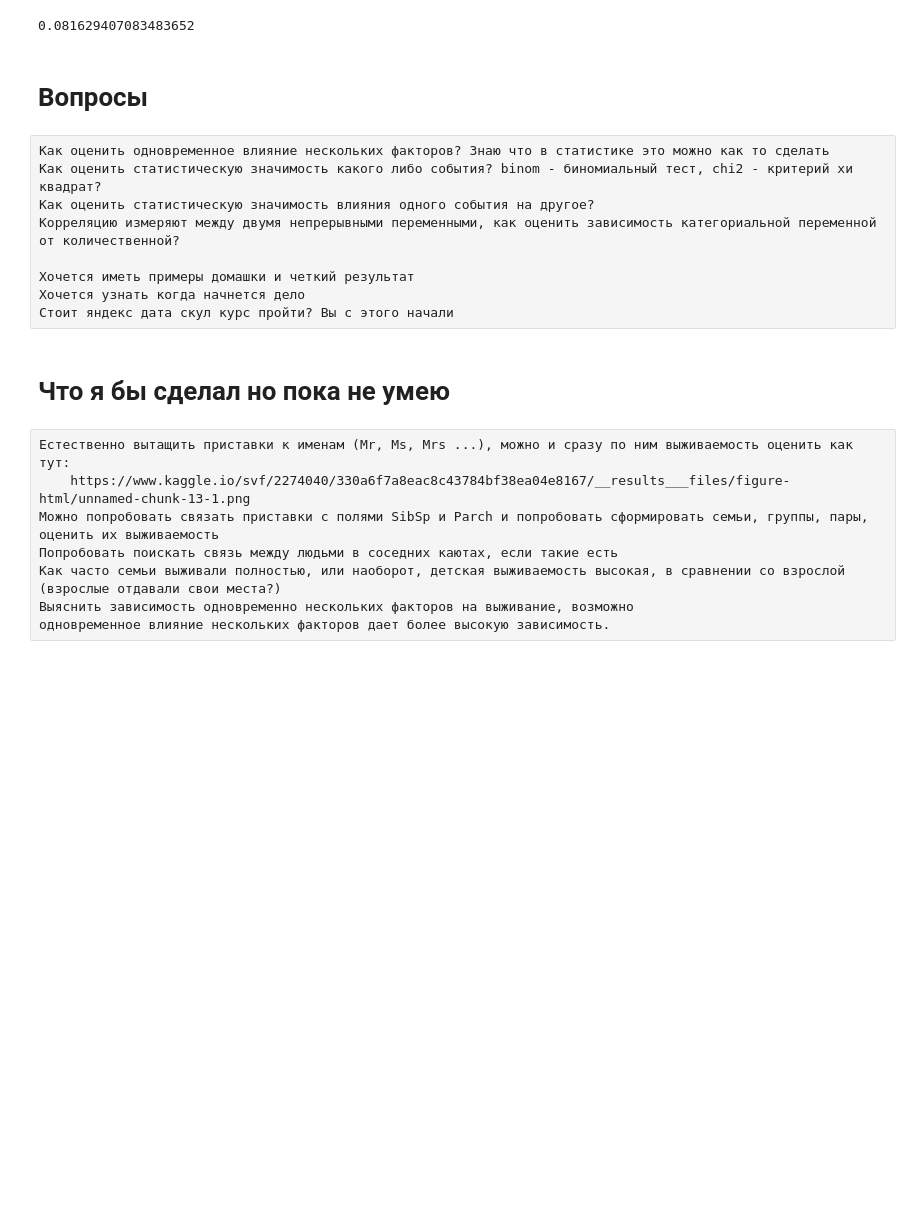
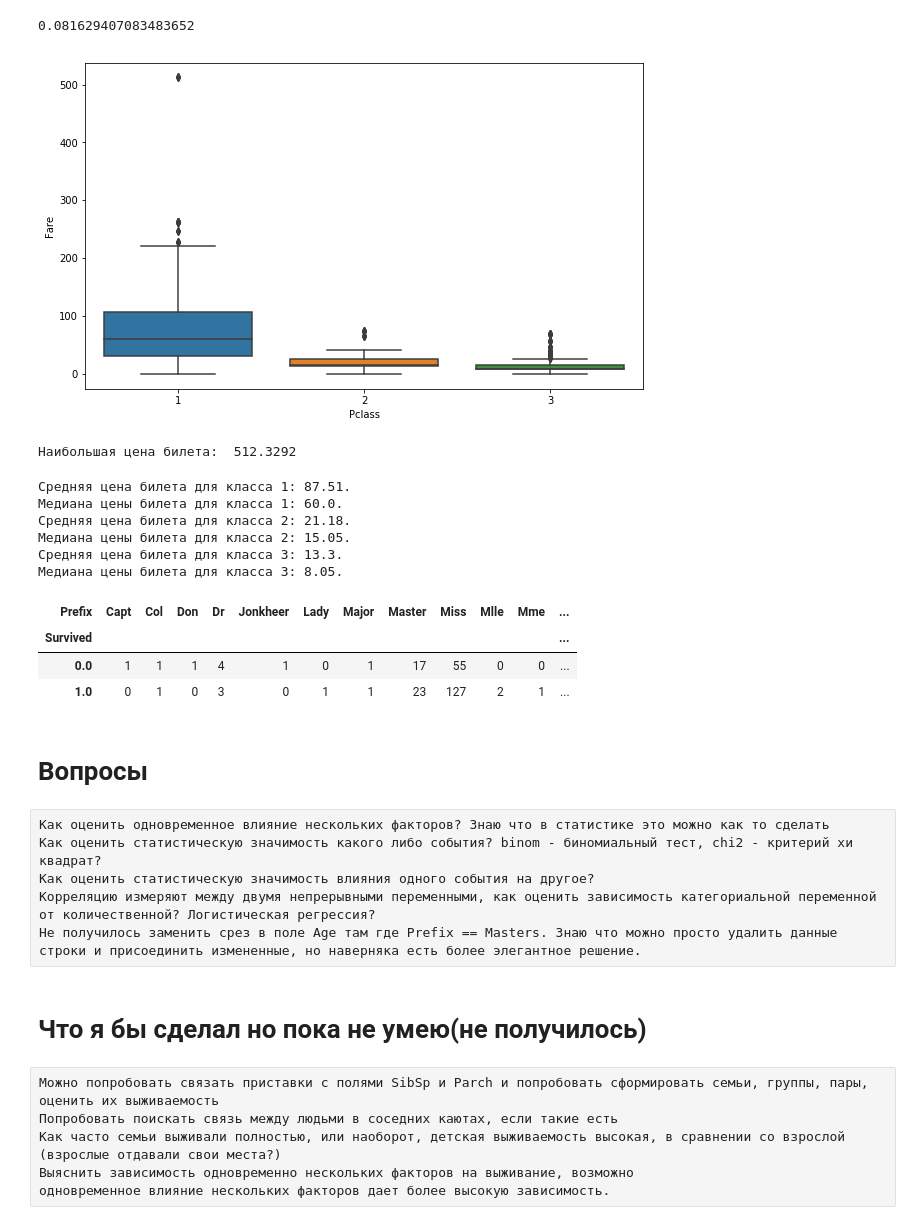
Before and after one commit to Serg4356/ds_homework, a Jupyter notebook: my_hw_ds_1.ipynb, the cells around one changed output. Saved outputs shown, nothing was run; the diff lists cells and outputs as text; code cells hidden in the pictures; blank space fills up the shorter version.

Commit message:
Make some work done. Add html fileЭ

```diff
--- a/my_hw_ds_1.ipynb
+++ b/my_hw_ds_1.ipynb
@@ -222,5 +213,3 @@ print(sorted(titanic_data[(titanic_data['Prefix'] == 'Miss')]['Age'].unique()))
 [0.17000000000000001, 0.75, 0.92000000000000004, 1.0, 2.0, 3.0, 4.0, 5.0, 6.0, 7.0, 8.0, 9.0, 10.0, 11.0, 12.0, 13.0, 14.0, 14.5, 15.0, 16.0, 17.0, 18.0, 18.5, 19.0, 20.0, 21.0, 22.0, 23.0, 24.0, 25.0 ...
 # %% [markdown]
 Вывод: Master - мужчины в возрасте до 18 лет, Miss - женщины любого возраста. Отсутствующие данные с приставкой Master можно заполнить по среднему возрасту Master
-# %%
-titanic_data[titanic_data['Prefix'] == 'Master'].fillna(titanic_data[titanic_data['Prefix'] == 'Master'].mean(), inplace=True)
@@ -266,0 +216,7 @@ titanic_data[titanic_data['Prefix'] == 'Master']
+# %%
+titanic_data.reset_index(drop=True, inplace=True)
+# %%
+mean_master_age = titanic_data[titanic_data['Prefix'] == 'Master']['Age'].mean()
+print('Средний возраст пасссажиров с приставкой Master: ', mean_master_age)
+titanic_data.loc[(titanic_data['Age'].isnull()) & (titanic_data['Prefix'] == 'Master'), 'Age'] = mean_master_age
+titanic_data.info()
@@ -406,3 +382,32 @@ titanic_data['Survived'].corr(titanic_data['SibSp'])
 titanic_data['Survived'].corr(titanic_data['Parch'])
 # %% [output]
 0.081629407083483652
+# %%
+sns.boxplot(y='Fare', x='Pclass', data=titanic_data);
+# %% [output]
+[figure, added]
+# %%
+print('Наибольшая цена билета: ', titanic_data['Fare'].max())
+# %% [output]
+Наибольшая цена билета:  512.3292
+# %%
+for pclass in range(1,4,1):
+    print('Средняя цена билета для класса {0}: {1}.\nМедиана цены билета для класса {0}: {2}.'.format(
+        pclass,
+        round(titanic_data[(titanic_data['Pclass'] == pclass)]['Fare'].mean(),2),
+        round(titanic_data[(titanic_data['Pclass'] == pclass)]['Fare'].median(),2)
+    ))
+# %% [output]
+Средняя цена билета для класса 1: 87.51.
+Медиана цены билета для класса 1: 60.0.
+Средняя цена билета для класса 2: 21.18.
+Медиана цены билета для класса 2: 15.05.
+Средняя цена билета для класса 3: 13.3.
+Медиана цены билета для класса 3: 8.05.
+# %%
+pd.crosstab(titanic_data['Survived'], titanic_data['Prefix'])
+# %% [output]
+| Prefix | Capt | Col | Don | Dr | Jonkheer | Lady | Major | Master | Miss | Mlle | Mme | ... |
+| Survived |  |  |  |  |  |  |  |  |  |  |  | ... |
+| 0.0 | 1 | 1 | 1 | 4 | 1 | 0 | 1 | 17 | 55 | 0 | 0 | ... |
+| 1.0 | 0 | 1 | 0 | 3 | 0 | 1 | 1 | 23 | 127 | 2 | 1 | ... |
@@ -412,16 +422,11 @@ titanic_data['Survived'].corr(titanic_data['Parch'])
 Как оценить одновременное влияние нескольких факторов? Знаю что в статистике это можно как то сделать
 Как оценить статистическую значимость какого либо события? binom - биномиальный тест, chi2 - критерий хи квадрат?
 Как оценить статистическую значимость влияния одного события на другое?
-Корреляцию измеряют между двумя непрерывными переменными, как оценить зависимость категориальной переменной от количественной?
-
-Хочется иметь примеры домашки и четкий результат
-Хочется узнать когда начнется дело
-Стоит яндекс дата скул курс пройти? Вы с этого начали
+Корреляцию измеряют между двумя непрерывными переменными, как оценить зависимость категориальной переменной от количественной? Логистическая регрессия?
+Не получилось заменить срез в поле Age там где Prefix == Masters. Знаю что можно просто удалить данные строки и присоединить измененные, но наверняка есть более элегантное решение.
 # %% [markdown]
-# Что я бы сделал но пока не умею
+# Что я бы сделал но пока не умею(не получилось)
 # %% [raw]
-Естественно вытащить приставки к именам (Mr, Ms, Mrs ...), можно и сразу по ним выживаемость оценить как тут:
-    https://www.kaggle.io/svf/2274040/330a6f7a8eac8c43784bf38ea04e8167/__results___files/figure-html/unnamed-chunk-13-1.png
 Можно попробовать связать приставки с полями SibSp и Parch и попробовать сформировать семьи, группы, пары, оценить их выживаемость
 Попробовать поискать связь между людьми в соседних каютах, если такие есть
 Как часто семьи выживали полностью, или наоборот, детская выживаемость высокая, в сравнении со взрослой (взрослые отдавали свои места?)
```
Also changed, not shown: parts of 12 cells of this notebook, 1 other file.
